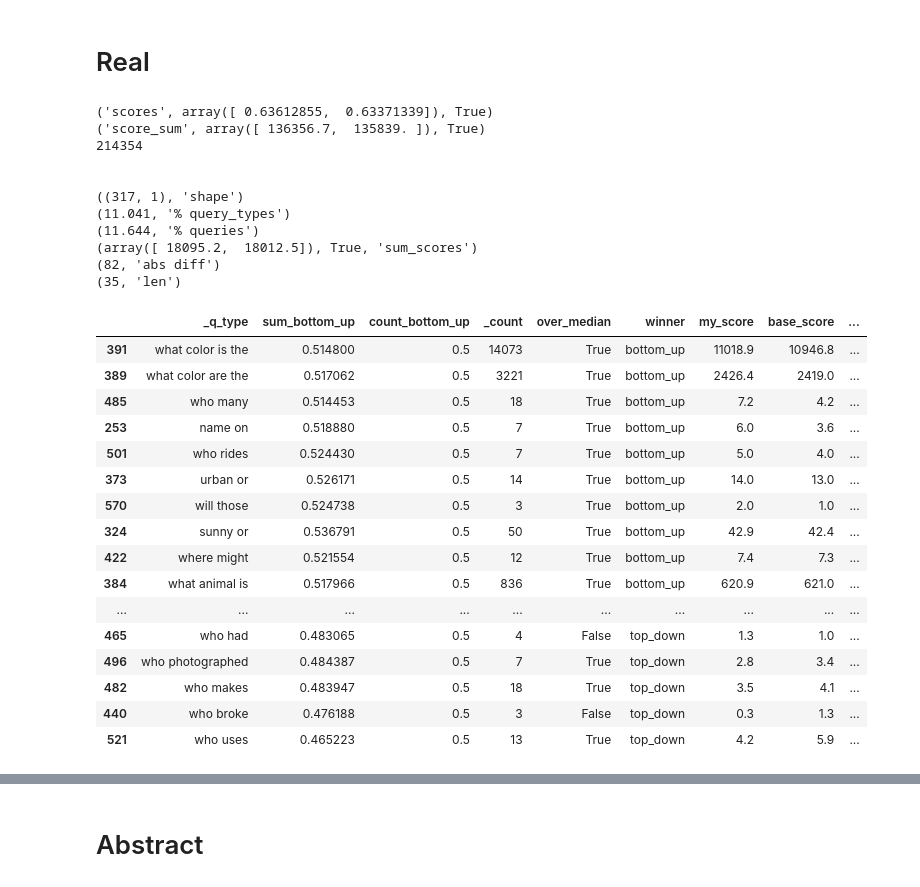
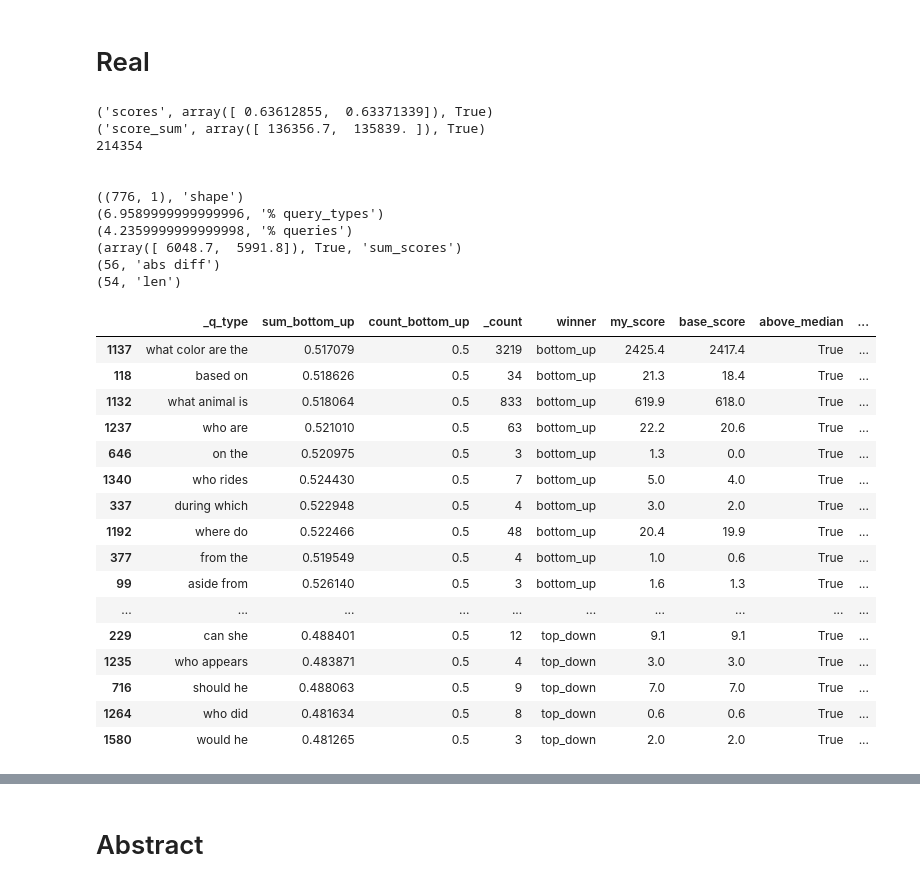
Before and after one commit to bcsaldias/VQA-analysis, a Jupyter notebook: analysis/05-analysis.ipynb, the cells around one changed output, grey strips where cells are left out. Saved outputs shown, nothing was run; the diff lists cells and outputs as text; code cells hidden in the pictures.

```diff
--- a/analysis/05-analysis.ipynb
+++ b/analysis/05-analysis.ipynb
@@ -4,7 +4,7 @@ import numpy as np
 # %%
 #sizes = {'real': {'train': 443757, 'val': 214354}, 'abstract': {'train': 60000, 'val': 30000}}
 # %%
-def get_summary(scenario, _set = None):
+def get_summary(scenario, _set = None, v=''):
     details_train = pd.read_csv('./data/predictions_details_{}_train'.format(scenario), header=None)
     details_train['_set'] = 'train'
     details_val = pd.read_csv('./data/predictions_details_{}_val'.format(scenario), header=None)
@@ -13,7 +13,7 @@ def get_summary(scenario, _set = None):
     details[2] = details[2].astype(int)
     details.sort_values(by=2, inplace=True)
 
-    prediction = pd.read_csv('./concatenated_data/{}_prediction.csv'.format(scenario))
+    prediction = pd.read_csv('./concatenated_data/{}_prediction{}.csv'.format(scenario,v))
     prediction.rename(columns={'2049':'q_type', '2048':'q_id'}, inplace=True)
 
 
@@ -43,7 +43,7 @@ def get_summary(scenario, _set = None):
     accurracies = accurracies.set_index('q_type')
 
 
-    new_summary = pd.read_csv('./concatenated_data/queries_summary_{}.csv'.format(scenario))
+    new_summary = pd.read_csv('./concatenated_data/queries_summary_{}{}.csv'.format(scenario,v))
     del new_summary['count_top_down']
     new_summary.rename(columns={'2049':'_q_type'}, inplace=True)
 
@@ -70,8 +70,11 @@ def get_summary(scenario, _set = None):
 
     assert (new_summary._q_type != new_summary.q_type).sum() == 0
     _sum = (new_summary.sum_top_down + new_summary.sum_bottom_up).values
+    new_summary['o_top_down'] = new_summary['sum_top_down']
+    new_summary['o_bottom_up'] = new_summary['sum_bottom_up']
     new_summary['sum_top_down'] = new_summary['sum_top_down']/_sum
     new_summary['sum_bottom_up'] = new_summary['sum_bottom_up']/_sum
+
     new_summary['_diff'] = (new_summary.sum_top_down - new_summary.sum_bottom_up)
     new_summary['diff_score'] = (new_summary.my_score - new_summary.base_score)
 
@@ -79,7 +82,7 @@ def get_summary(scenario, _set = None):
     del new_summary['q_type']
     del new_summary['sum_top_down']
 
-    #del new_summary['base_acc']
+    del new_summary['over_median']
     #del new_summary['my_acc']
 
 
@@ -87,7 +90,7 @@ def get_summary(scenario, _set = None):
     print(new_summary._count.sum())
     return new_summary
 # %%
-def get_differents(summary, p=1, min_count=2):
+def get_differents(summary, p=1, min_count=2, sort=True):
     #summary = summary[summary._count >= min_count]
 
     mean_dif = summary._diff.mean()
@@ -101,7 +104,7 @@ def get_differents(summary, p=1, min_count=2):
     different = significantly_different[significantly_different._count>min_count].sort_values(by='winner')
 
 
-    different = different[different.diff_score!=0]
+    different = different[different.diff_score>=0]
 
     print(np.round(float(different.shape[0]) / data_diff.shape[0] * 100, 3),'% query_types')
     print(np.round(float(different._count.sum())/ summary._count.sum() * 100, 3),'% queries')
@@ -111,5 +114,6 @@ def get_differents(summary, p=1, min_count=2):
     print(int(different.diff_score.sum()), 'abs diff')
 
     print(different.shape[0],'len')
-    different.sort_values(by=['winner','diff_score'], inplace=True, ascending=[True, False])
+    if sort:
+        different.sort_values(by=['winner','diff_score'], inplace=True, ascending=[True, False])
     return different
@@ -117,36 +206,38 @@ def get_differents(summary, p=1, min_count=2):
 # Real
 # %%
 scenario = 'real'
-summary = get_summary(scenario, _set='val')
+summary = get_summary(scenario, _set='val', v='_b')
+del summary['o_top_down']
+del summary['o_bottom_up']
 print('\n')
-different = get_differents(summary, p=1, min_count=2)
+different = get_differents(summary, p=.65, min_count=2)
 different
 # %% [output]
 ('scores', array([ 0.63612855,  0.63371339]), True)
 ('score_sum', array([ 136356.7,  135839. ]), True)
 214354
 
 
-((317, 1), 'shape')
-(11.041, '% query_types')
-(11.644, '% queries')
-(array([ 18095.2,  18012.5]), True, 'sum_scores')
-(82, 'abs diff')
-(35, 'len')
+((776, 1), 'shape')
+(6.9589999999999996, '% query_types')
+(4.2359999999999998, '% queries')
+(array([ 6048.7,  5991.8]), True, 'sum_scores')
+(56, 'abs diff')
+(54, 'len')
-|  | _q_type | sum_bottom_up | count_bottom_up | _count | over_median | winner | my_score | base_score | ... |
-| 391 | what color is the | 0.514800 | 0.5 | 14073 | True | bottom_up | 11018.9 | 10946.8 | ... |
-| 389 | what color are the | 0.517062 | 0.5 | 3221 | True | bottom_up | 2426.4 | 2419.0 | ... |
-| 485 | who many | 0.514453 | 0.5 | 18 | True | bottom_up | 7.2 | 4.2 | ... |
-| 253 | name on | 0.518880 | 0.5 | 7 | True | bottom_up | 6.0 | 3.6 | ... |
-| 501 | who rides | 0.524430 | 0.5 | 7 | True | bottom_up | 5.0 | 4.0 | ... |
-| 373 | urban or | 0.526171 | 0.5 | 14 | True | bottom_up | 14.0 | 13.0 | ... |
-| 570 | will those | 0.524738 | 0.5 | 3 | True | bottom_up | 2.0 | 1.0 | ... |
-| 324 | sunny or | 0.536791 | 0.5 | 50 | True | bottom_up | 42.9 | 42.4 | ... |
-| 422 | where might | 0.521554 | 0.5 | 12 | True | bottom_up | 7.4 | 7.3 | ... |
-| 384 | what animal is | 0.517966 | 0.5 | 836 | True | bottom_up | 620.9 | 621.0 | ... |
+|  | _q_type | sum_bottom_up | count_bottom_up | _count | winner | my_score | base_score | above_median | ... |
+| 1137 | what color are the | 0.517079 | 0.5 | 3219 | bottom_up | 2425.4 | 2417.4 | True | ... |
+| 118 | based on | 0.518626 | 0.5 | 34 | bottom_up | 21.3 | 18.4 | True | ... |
+| 1132 | what animal is | 0.518064 | 0.5 | 833 | bottom_up | 619.9 | 618.0 | True | ... |
+| 1237 | who are | 0.521010 | 0.5 | 63 | bottom_up | 22.2 | 20.6 | True | ... |
+| 646 | on the | 0.520975 | 0.5 | 3 | bottom_up | 1.3 | 0.0 | True | ... |
+| 1340 | who rides | 0.524430 | 0.5 | 7 | bottom_up | 5.0 | 4.0 | True | ... |
+| 337 | during which | 0.522948 | 0.5 | 4 | bottom_up | 3.0 | 2.0 | True | ... |
+| 1192 | where do | 0.522466 | 0.5 | 48 | bottom_up | 20.4 | 19.9 | True | ... |
+| 377 | from the | 0.519549 | 0.5 | 4 | bottom_up | 1.0 | 0.6 | True | ... |
+| 99 | aside from | 0.526140 | 0.5 | 3 | bottom_up | 1.6 | 1.3 | True | ... |
 | ... | ... | ... | ... | ... | ... | ... | ... | ... | ... |
-| 465 | who had | 0.483065 | 0.5 | 4 | False | top_down | 1.3 | 1.0 | ... |
-| 496 | who photographed | 0.484387 | 0.5 | 7 | True | top_down | 2.8 | 3.4 | ... |
-| 482 | who makes | 0.483947 | 0.5 | 18 | True | top_down | 3.5 | 4.1 | ... |
-| 440 | who broke | 0.476188 | 0.5 | 3 | False | top_down | 0.3 | 1.3 | ... |
-| 521 | who uses | 0.465223 | 0.5 | 13 | True | top_down | 4.2 | 5.9 | ... |
+| 229 | can she | 0.488401 | 0.5 | 12 | top_down | 9.1 | 9.1 | True | ... |
+| 1235 | who appears | 0.483871 | 0.5 | 4 | top_down | 3.0 | 3.0 | True | ... |
+| 716 | should he | 0.488063 | 0.5 | 9 | top_down | 7.0 | 7.0 | True | ... |
+| 1264 | who did | 0.481634 | 0.5 | 8 | top_down | 0.6 | 0.6 | True | ... |
+| 1580 | would he | 0.481265 | 0.5 | 3 | top_down | 2.0 | 2.0 | True | ... |
```
Also changed, not shown: parts of 14 cells of this notebook, 9 other files.
